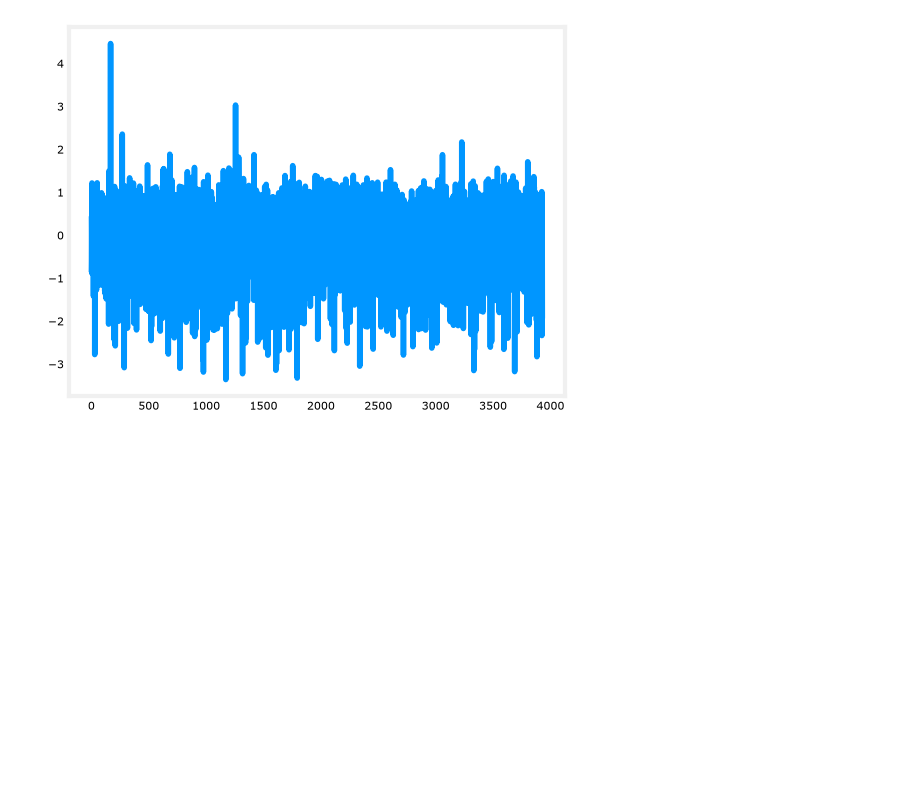
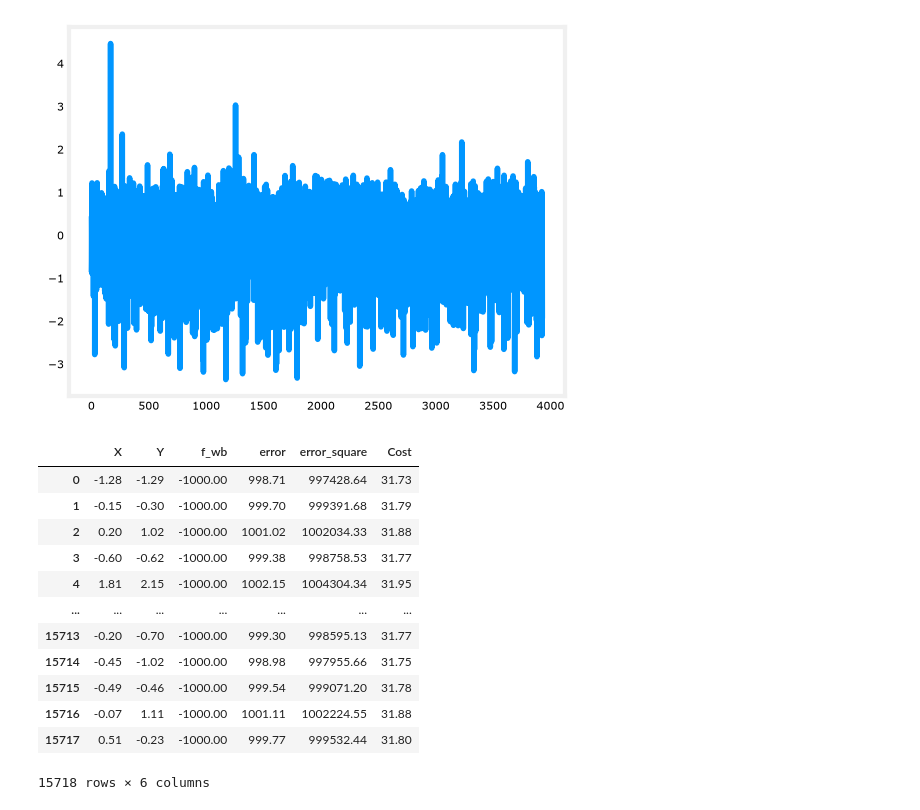
Before and after one commit to Lester-723/Data-Analytics-Projects-, a Jupyter notebook: Practice/Linear Regression.ipynb, the cells around one changed output. Saved outputs shown, nothing was run; the diff lists cells and outputs as text; code cells hidden in the pictures; blank space fills up the shorter version.

```diff
--- a/Practice/Linear Regression.ipynb
+++ b/Practice/Linear Regression.ipynb
@@ -257,0 +266,24 @@ plt.plot(error)
+# %%
+two_df['f_wb'] = 0.001*two_df['X'] + (-1000)
+# %%
+two_df['error'] = (two_df['Y'] - two_df['f_wb'])
+# %%
+two_df['error_square'] = two_df['error']**2
+# %%
+two_df['Cost'] = two_df['error_square'] / (2 * two_df.shape[0])
+# %%
+two_df
+# %% [output]
+|  | X | Y | f_wb | error | error_square | Cost |
+| 0 | -1.28 | -1.29 | -1000.00 | 998.71 | 997428.64 | 31.73 |
+| 1 | -0.15 | -0.30 | -1000.00 | 999.70 | 999391.68 | 31.79 |
+| 2 | 0.20 | 1.02 | -1000.00 | 1001.02 | 1002034.33 | 31.88 |
+| 3 | -0.60 | -0.62 | -1000.00 | 999.38 | 998758.53 | 31.77 |
+| 4 | 1.81 | 2.15 | -1000.00 | 1002.15 | 1004304.34 | 31.95 |
+| ... | ... | ... | ... | ... | ... | ... |
+| 15713 | -0.20 | -0.70 | -1000.00 | 999.30 | 998595.13 | 31.77 |
+| 15714 | -0.45 | -1.02 | -1000.00 | 998.98 | 997955.66 | 31.75 |
+| 15715 | -0.49 | -0.46 | -1000.00 | 999.54 | 999071.20 | 31.78 |
+| 15716 | -0.07 | 1.11 | -1000.00 | 1001.11 | 1002224.55 | 31.88 |
+| 15717 | 0.51 | -0.23 | -1000.00 | 999.77 | 999532.44 | 31.80 |
+15718 rows × 6 columns
```
Also changed, not shown: parts of 21 cells of this notebook.
